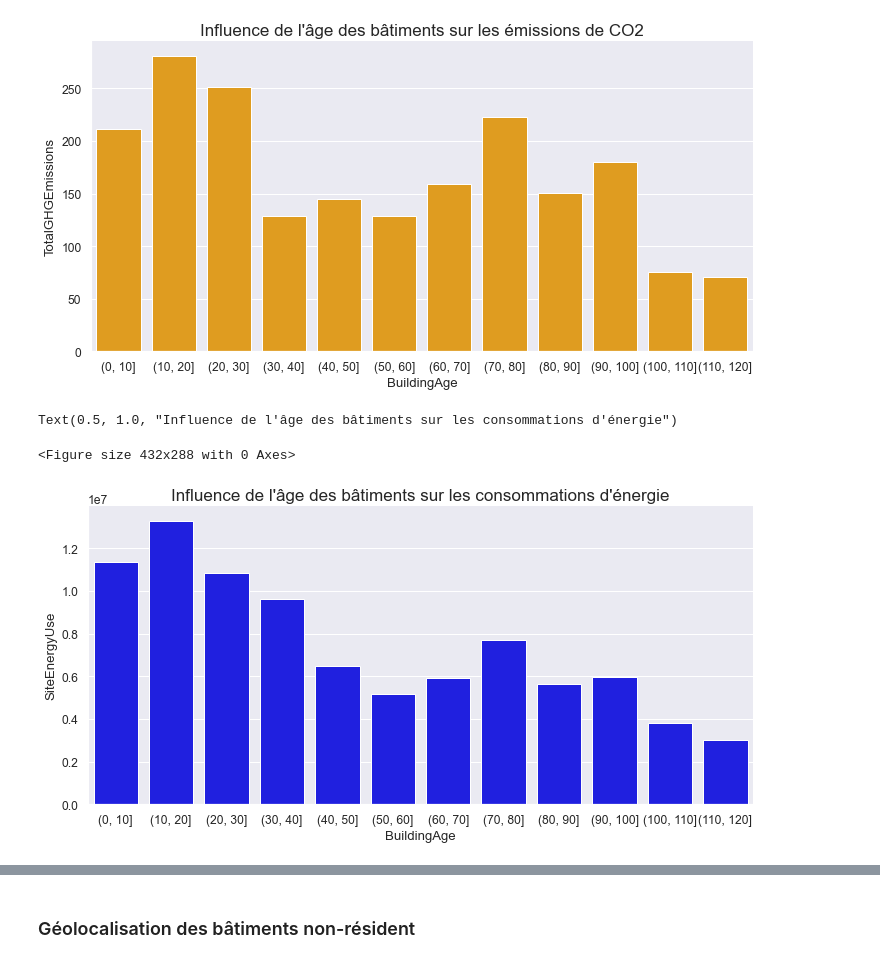
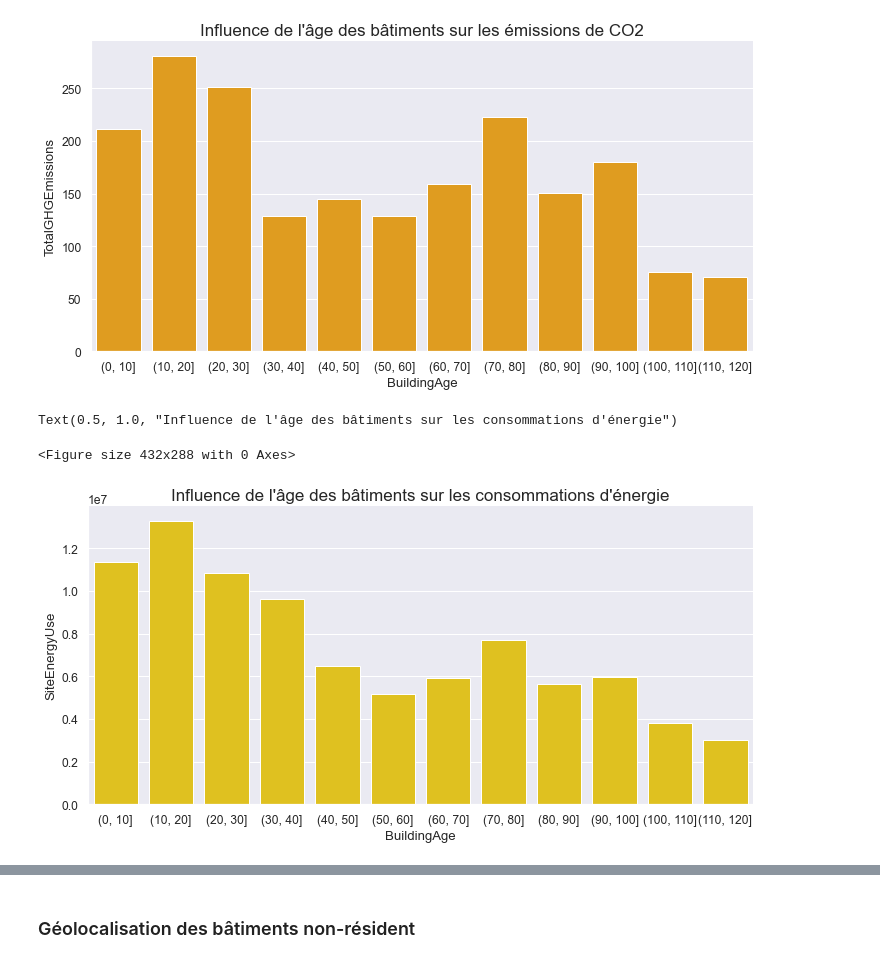
Before and after one commit to Azimoj/Seattle-Electricity, a Jupyter notebook: Pélec_01_notebook.ipynb, the cells around one changed output, grey strips where cells are left out. Cells and saved outputs as stored; diff of their text form; code cells hidden in the pictures.

```diff
--- a/Pélec_01_notebook.ipynb
+++ b/Pélec_01_notebook.ipynb
@@ -442,0 +418,11 @@ Text(0.5, 0, '')
+# %%
+plt.style.use('ggplot')
+
+fig = plt.figure(1, figsize=(14, 8))
+for i,label in enumerate(["TotalGHGEmissions", "SiteEnergyUse(kBtu)"]) :
+    plt.subplot(2,2,i+1)
+    sns.distplot(data[label], bins=int(1 + np.log2(len(data))))
+    plt.subplot(2,2,i+3)
+    sns.boxplot(data[label])
+
+plt.suptitle("Variables énergie et Co2 sans transformation", fontsize=17)
@@ -442,0 +434,10 @@ Text(0.5, 0, '')
+# %%
+plt.style.use('ggplot')
+
+fig = plt.figure(1, figsize=(14, 8))
+for i,label in enumerate(["TotalGHGEmissions", "SiteEnergyUse(kBtu)"]) :
+    plt.subplot(2,2,i+1)
+    sns.distplot(data[label].apply(lambda x : np.log(1 + x)), bins=int(1 + np.log2(len(data))))
+    plt.subplot(2,2,i+3)
+    sns.boxplot(data[label].apply(lambda x : np.log(1 + x)))
+plt.suptitle("Variables énergie et Co2 avec transformation", fontsize=17)
@@ -481,5 +489,5 @@ Deprecated in NumPy 1.20; for more details and guidance: https://numpy.org/devdo
 donc supprimées pour éviter la redondance d'informations
 # %%
 data= data.drop(columns=['SourceEUIWN(kBtu/sf)','SiteEUIWN(kBtu/sf)','PropertyGFATotal',
-                      'SourceEUI(kBtu/sf)','SecondLargestPropertyUseTypeGFA','Electricity(kBtu)',
+                      'SourceEUI(kBtu/sf)','SecondLargestPropertyUseTypeGFA',
                       'GHGEmissionsIntensity','SiteEnergyUseWN(kBtu)','LargestPropertyUseTypeGFA'])
@@ -869,5 +861,3 @@ Index(['DataYear', 'BuildingType', 'PrimaryPropertyType', 'Neighborhood',
-# %%
-data.drop(['SiteEUI(kBtu/sf)','SteamUse(kBtu)', 'NaturalGas(kBtu)'], axis=1, inplace= True)
 # %% [markdown]
 ### Valeurs aberrantes
 # %% [markdown]
@@ -1028,11 +1009,11 @@ Text(0.5, 1.0, "Influence de l'âge des bâtiments sur les émissions de CO2")
 # %%
 sns.set(font_scale=1.1)
 plt.figure(figsize=(6,4))
 sns.catplot(
     data=new_df, kind="bar",
-    x=pd.cut(new_df['BuildingAge'], bins=bins), y="SiteEnergyUse",ci=None, color="blue", aspect=2)
+    x=pd.cut(new_df['BuildingAge'], bins=bins), y="SiteEnergyUse",ci=None, color="gold", aspect=2)
 plt.title("Influence de l'âge des bâtiments sur les consommations d'énergie",fontsize=17)
 # %% [output]
 Text(0.5, 1.0, "Influence de l'âge des bâtiments sur les consommations d'énergie")
 <Figure size 432x288 with 0 Axes>
-[figure, old version]
+[figure, new version]
```
Also changed, not shown: parts of 49 cells of this notebook.
